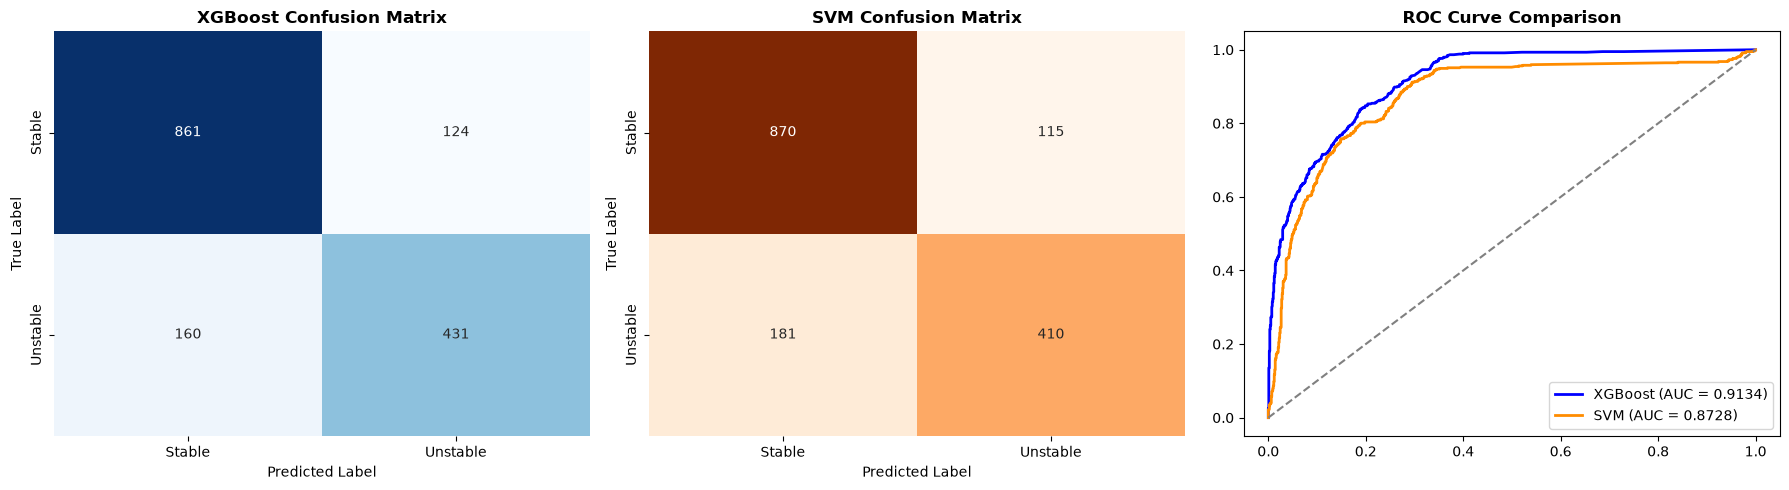
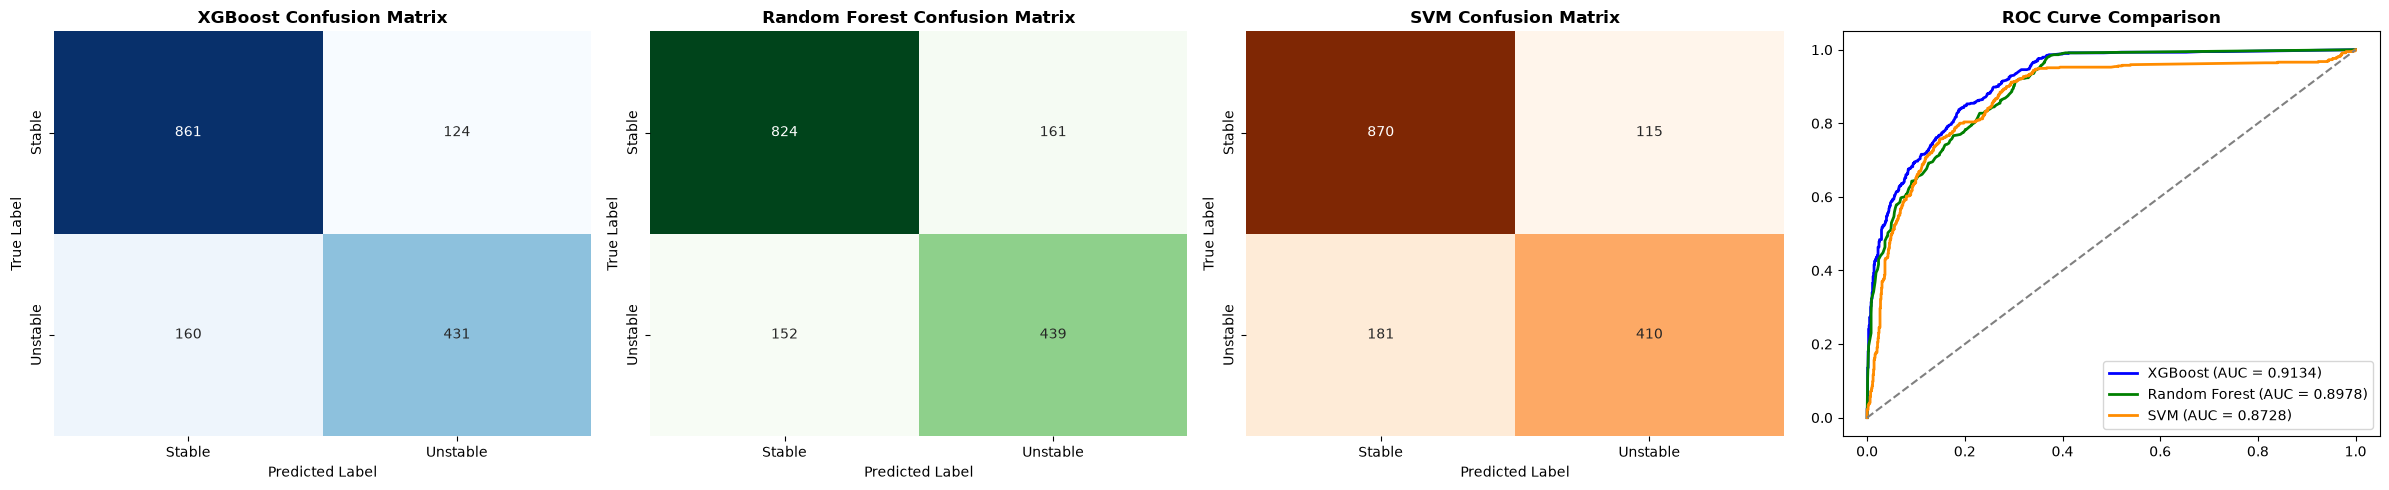
The change to this notebook cell's code, shown as a diff; its figure went from the first image to the second:
--- before
+++ after
@@ -3,5 +3,5 @@
 from sklearn.metrics import confusion_matrix, roc_curve, auc
 
-fig, axes = plt.subplots(1, 3, figsize=(18, 5), dpi=100)
+fig, axes = plt.subplots(1, 4, figsize=(24, 5), dpi=100)
 
 # Plot 1: XGBoost Confusion Matrix
@@ -13,20 +13,30 @@
 axes[0].set_xlabel('Predicted Label')
 
-# Plot 2: SVM Confusion Matrix
-cm_svm = confusion_matrix(y_test, svm_preds)
-sns.heatmap(cm_svm, annot=True, fmt='d', cmap='Oranges', ax=axes[1], cbar=False,
+# Plot 2: Random Forest Confusion Matrix
+cm_rf = confusion_matrix(y_test, rf_preds)
+sns.heatmap(cm_rf, annot=True, fmt='d', cmap='Greens', ax=axes[1], cbar=False, 
             xticklabels=['Stable', 'Unstable'], yticklabels=['Stable', 'Unstable'])
-axes[1].set_title('SVM Confusion Matrix', fontweight='bold')
+axes[1].set_title('Random Forest Confusion Matrix', fontweight='bold')
 axes[1].set_ylabel('True Label')
 axes[1].set_xlabel('Predicted Label')
 
-# Plot 3: ROC Curve Comparison
+# Plot 3: SVM Confusion Matrix
+cm_svm = confusion_matrix(y_test, svm_preds)
+sns.heatmap(cm_svm, annot=True, fmt='d', cmap='Oranges', ax=axes[2], cbar=False,
+            xticklabels=['Stable', 'Unstable'], yticklabels=['Stable', 'Unstable'])
+axes[2].set_title('SVM Confusion Matrix', fontweight='bold')
+axes[2].set_ylabel('True Label')
+axes[2].set_xlabel('Predicted Label')
+
+# Plot 4: ROC Curve Comparison
 fpr_xgb, tpr_xgb, _ = roc_curve(y_test, xgb_probs)
+fpr_rf, tpr_rf, _ = roc_curve(y_test, rf_probs)
 fpr_svm, tpr_svm, _ = roc_curve(y_test, svm_probs)
-axes[2].plot(fpr_xgb, tpr_xgb, label=f'XGBoost (AUC = {auc(fpr_xgb, tpr_xgb):.4f})', color='blue', lw=2)
-axes[2].plot(fpr_svm, tpr_svm, label=f'SVM (AUC = {auc(fpr_svm, tpr_svm):.4f})', color='darkorange', lw=2)
-axes[2].plot([0, 1], [0, 1], color='gray', linestyle='--')
-axes[2].set_title('ROC Curve Comparison', fontweight='bold')
-axes[2].legend(loc="lower right")
+axes[3].plot(fpr_xgb, tpr_xgb, label=f'XGBoost (AUC = {auc(fpr_xgb, tpr_xgb):.4f})', color='blue', lw=2)
+axes[3].plot(fpr_rf, tpr_rf, label=f'Random Forest (AUC = {auc(fpr_rf, tpr_rf):.4f})', color='green', lw=2)
+axes[3].plot(fpr_svm, tpr_svm, label=f'SVM (AUC = {auc(fpr_svm, tpr_svm):.4f})', color='darkorange', lw=2)
+axes[3].plot([0, 1], [0, 1], color='gray', linestyle='--')
+axes[3].set_title('ROC Curve Comparison', fontweight='bold')
+axes[3].legend(loc="lower right")
 
 plt.tight_layout()

Commit: Refactor README and enhance sensor integration